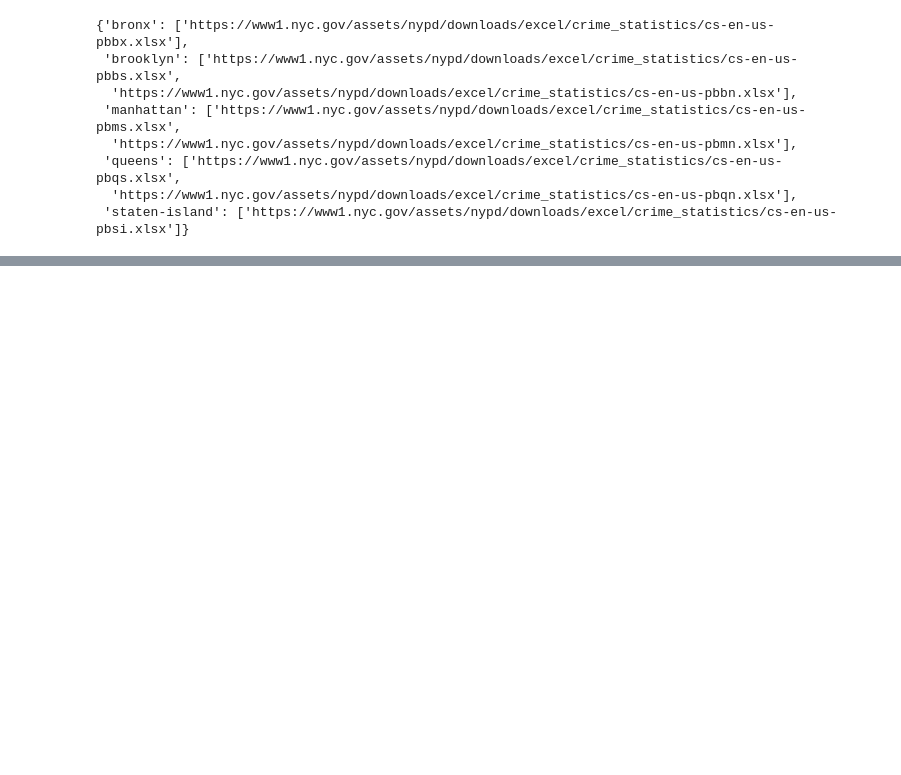
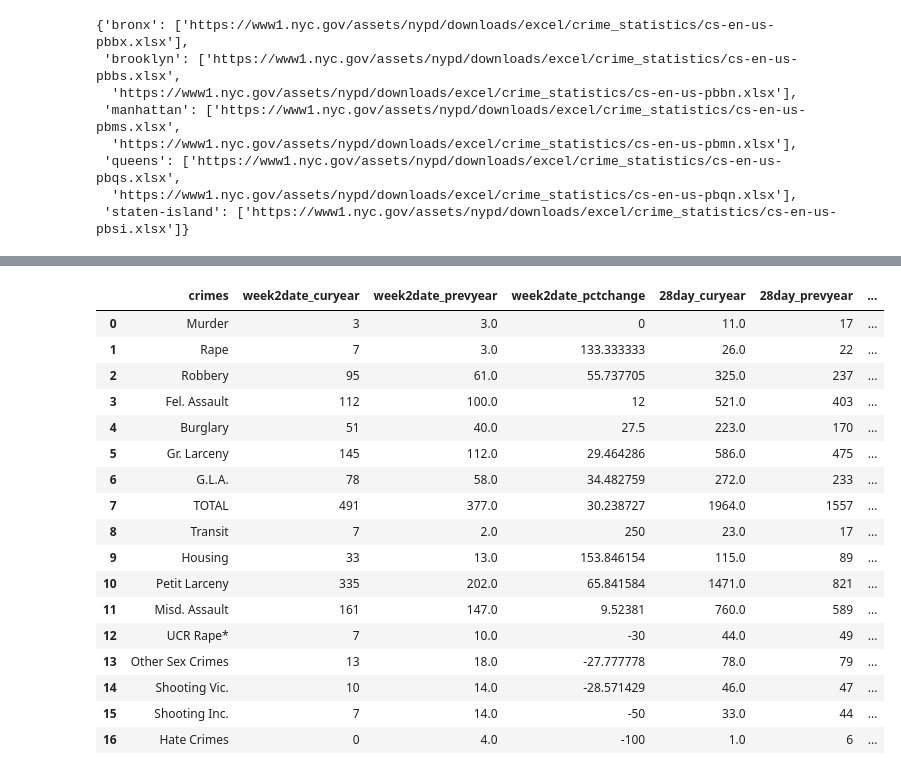
Before and after one commit to williamdarkocode/Postcode, a Jupyter notebook: CrimeStats/nyc_compstats.ipynb, the cells around one changed output, grey strips where cells are left out. Saved outputs shown, nothing was run; the diff lists cells and outputs as text; code cells hidden in the pictures; blank space fills up the shorter version.

```diff
--- a/CrimeStats/nyc_compstats.ipynb
+++ b/CrimeStats/nyc_compstats.ipynb
@@ -234,0 +309,31 @@ with open('borough_xlsx_endpoints.json', 'w') as f:
+# %%
+y2dcols = year2date_df.columns
+new_col_names = ["crimes", "week2date_curyear", "week2date_prevyear", "week2date_pctchange", "28day_curyear", "28day_prevyear", "28day_pctchange", "year2date_curyear", "year2date_prevyear", "year2date_pctchange", "2year_pctchange"]
+old2new_map = {}
+for i, col_name in enumerate(y2dcols):
+    old2new_map[col_name] = new_col_names[i]
+
+year2date_df.rename(columns= old2new_map, inplace=True)
+# %%
+year2date_df.drop([0], axis=0, inplace=True)
+year2date_df.reset_index(drop=True, inplace=True)
+year2date_df
+# %% [output]
+|  | crimes | week2date_curyear | week2date_prevyear | week2date_pctchange | 28day_curyear | 28day_prevyear | ... |
+| 0 | Murder | 3 | 3.0 | 0 | 11.0 | 17 | ... |
+| 1 | Rape | 7 | 3.0 | 133.333333 | 26.0 | 22 | ... |
+| 2 | Robbery | 95 | 61.0 | 55.737705 | 325.0 | 237 | ... |
+| 3 | Fel. Assault | 112 | 100.0 | 12 | 521.0 | 403 | ... |
+| 4 | Burglary | 51 | 40.0 | 27.5 | 223.0 | 170 | ... |
+| 5 | Gr. Larceny | 145 | 112.0 | 29.464286 | 586.0 | 475 | ... |
+| 6 | G.L.A. | 78 | 58.0 | 34.482759 | 272.0 | 233 | ... |
+| 7 | TOTAL | 491 | 377.0 | 30.238727 | 1964.0 | 1557 | ... |
+| 8 | Transit | 7 | 2.0 | 250 | 23.0 | 17 | ... |
+| 9 | Housing | 33 | 13.0 | 153.846154 | 115.0 | 89 | ... |
+| 10 | Petit Larceny | 335 | 202.0 | 65.841584 | 1471.0 | 821 | ... |
+| 11 | Misd. Assault | 161 | 147.0 | 9.52381 | 760.0 | 589 | ... |
+| 12 | UCR Rape* | 7 | 10.0 | -30 | 44.0 | 49 | ... |
+| 13 | Other Sex Crimes | 13 | 18.0 | -27.777778 | 78.0 | 79 | ... |
+| 14 | Shooting Vic. | 10 | 14.0 | -28.571429 | 46.0 | 47 | ... |
+| 15 | Shooting Inc. | 7 | 14.0 | -50 | 33.0 | 44 | ... |
+| 16 | Hate Crimes | 0 | 4.0 | -100 | 1.0 | 6 | ... |
```
Also changed, not shown: parts of 10 cells of this notebook, 2 other files.
